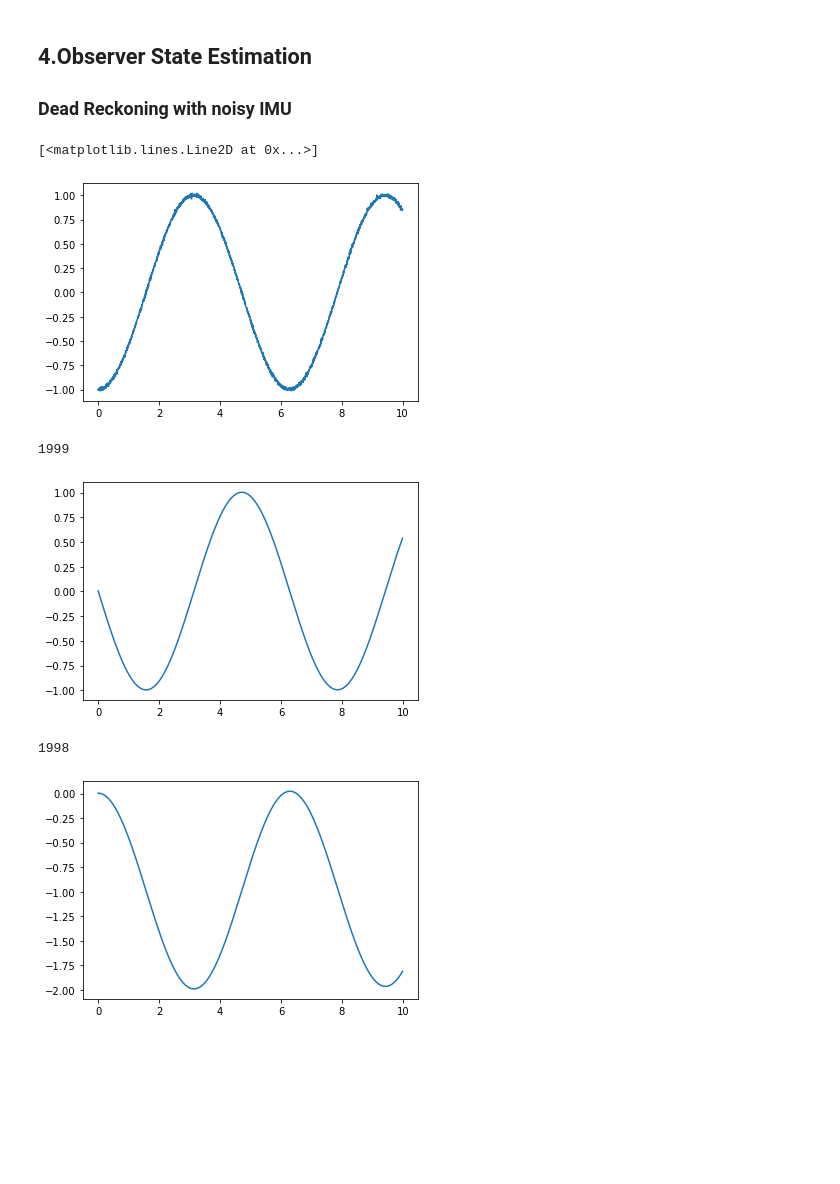
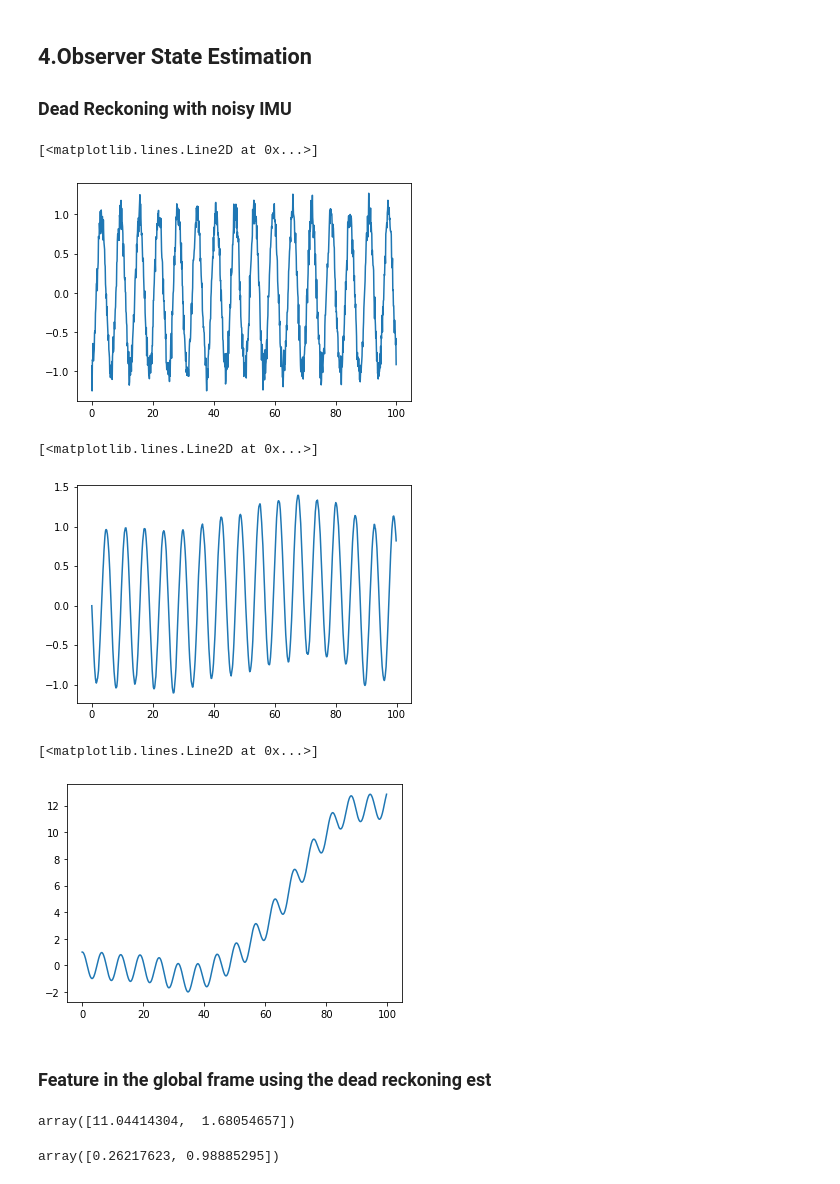
Before and after one commit to song-ranlab/dynamics-learning-localization, a Jupyter notebook: dual_mass_spring.ipynb, the cells around one changed output. Saved outputs shown, nothing was run; the diff lists cells and outputs as text; code cells hidden in the pictures; blank space fills up the shorter version.

```diff
--- a/dual_mass_spring.ipynb
+++ b/dual_mass_spring.ipynb
@@ -36,8 +36,8 @@ from matplotlib.cm import rainbow
 # %%
 #initialization
 
-dt = .005 #integtration time step
-t = np.arange(0, 10, dt) #integration length
+dt = .1 #integtration time step
+t = np.arange(0, 100, dt) #integration length
 
 #x_0 = np.array([1,0,0])  #Initial state of observer in the form [x1_0,x2_dot_0,z]
 #y_0 = np.array([-1,0,2])  #Initial state of feature in the form [y1_0,y2_dot_0,z]
@@ -120,9 +120,9 @@ acc
 
 #Stochastic IMU sensor
 imu_mean = 0
-imu_std = 0.01
+imu_std = 0.1
 
-acc_noise = acc+np.random.normal(imu_mean,imu_std,size=imu.shape)
+acc_noise = acc+np.random.normal(imu_mean,imu_std,size=acc.shape)
 # %% [markdown]
 ### Relative position sensor simulation
 # %%
@@ -210,28 +210,42 @@ Model score: 0.144994
 plt.plot(t,acc_noise) #acceleration of observer over time
 # %% [output]
 [<matplotlib.lines.Line2D at 0x...>]
-[figure, old version]
+[figure, new version]
 # %%
 vel_noise = np.zeros(acc_noise.size-1)
 
 #Integrate Acceleration
-for x in range(vel_noise.size):
+for x in range(1,vel_noise.size):
     vel_noise[x] = acc_noise[x-1]*dt+vel_noise[x-1]
 
 plt.plot(t[0:vel_noise.size],vel_noise) # velocity of observer over time
-vel_noise.size
+#vel_noise
 # %% [output]
-1999
+[<matplotlib.lines.Line2D at 0x...>]
-[figure, old version]
+[figure, new version]
 # %%
 pos_noise = np.zeros(vel_noise.size-1)
-pos_noise[0] = 1
+pos_noise[0] = x_0[0]
 #Integrate Acceleration
-for x in range(pos_noise.size):
+for x in range(1,pos_noise.size):
+
     pos_noise[x] = vel_noise[x-1]*dt+pos_noise[x-1]
 
 plt.plot(t[0:pos_noise.size],pos_noise) # velocity of observer over time
-pos_noise.size
 # %% [output]
-1998
+[<matplotlib.lines.Line2D at 0x...>]
-[figure, old version]
+[figure, new version]
+# %% [markdown]
+### Feature in the global frame using the dead reckoning est
+# %%
+delta_state = delta_sim[t.size-1]
+x_proc = [pos_noise[pos_noise.size-1],vel_noise[vel_noise.size-1]]
+
+y_state_est = delta_state + x_proc
+y_state_est
+# %% [output]
+array([11.04414304,  1.68054657])
+# %%
+y[t.size-1]
+# %% [output]
+array([0.26217623, 0.98885295])
```
Also changed, not shown: parts of 14 cells of this notebook.
